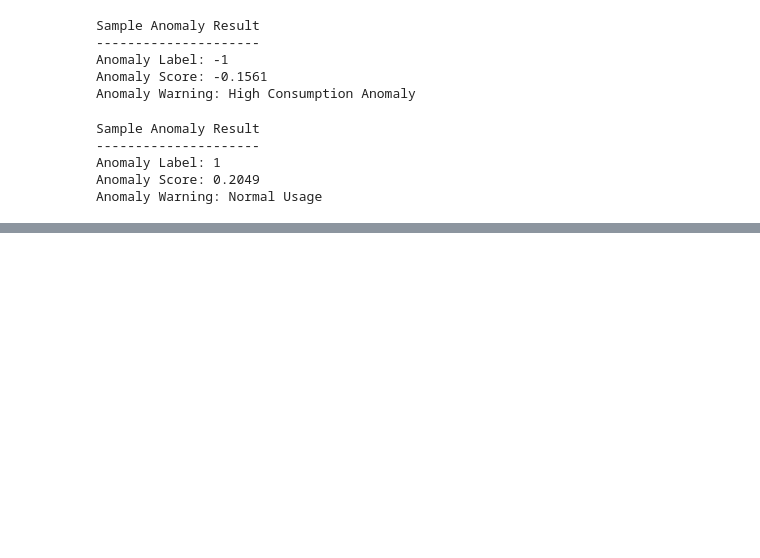
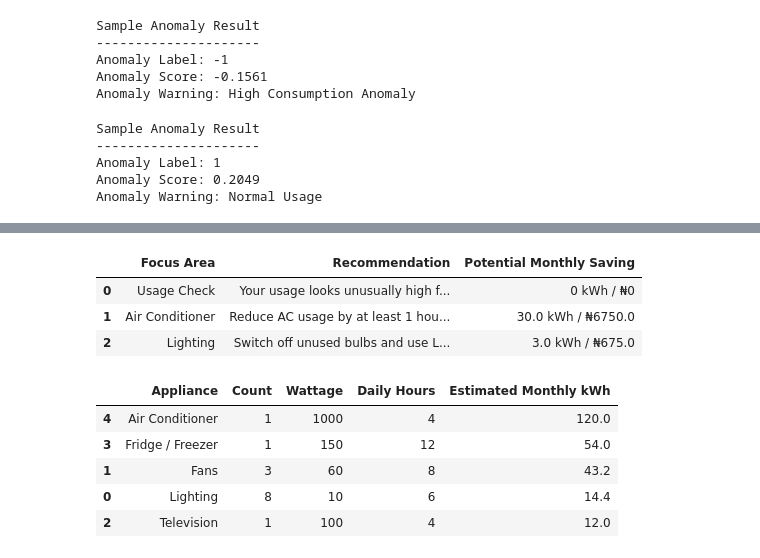
Before and after one commit to Paddyrey/TechCrush-Capstone-Group-11-Project, a Jupyter notebook: notebooks/Model_Test_Train.ipynb, the cells around one changed output, grey strips where cells are left out. Saved outputs shown, nothing was run; the diff lists cells and outputs as text; code cells hidden in the pictures; blank space fills up the shorter version.

```diff
--- a/notebooks/Model_Test_Train.ipynb
+++ b/notebooks/Model_Test_Train.ipynb
@@ -1860,0 +2232,12 @@ Anomaly Warning: Normal Usage
+# %%
+# Create Simple Anomaly Message
+
+def get_anomaly_message(anomaly_warning):
+    if anomaly_warning == "High Consumption Anomaly":
+        return "This household appears to have unusually high electricity consumption for its profile."
+
+    elif anomaly_warning == "Unusual Low Consumption":
+        return "This household has unusually low estimated consumption. This may be due to limited electricity supply or very few appliances."
+
+    else:
+        return "No unusual electricity usage pattern was detected."
@@ -1860,0 +2316,26 @@ Anomaly Warning: Normal Usage
+# %%
+# Test With a Sample Household
+
+summary, recommendation_df, breakdown_df = run_recommendation_system(
+    household_size=4,
+    number_of_rooms=3,
+    service_band="Band A",
+    light_bulb_count=8,
+    fan_count=3,
+    television_count=1,
+    fridge_count=1,
+    ac_count=1,
+    average_ac_usage_hours=4,
+    tariff_per_kwh=225
+)
+
+print("Household Energy Summary")
+print("------------------------")
+
+for key, value in summary.items():
+    if key == "Estimated Monthly Cost":
+        print(f"{key}: ₦{value:,.2f}")
+    elif key == "Predicted Monthly Consumption":
+        print(f"{key}: {value} kWh")
+    else:
+        print(f"{key}: {value}")
@@ -1860,0 +2351,20 @@ Anomaly Warning: Normal Usage
+# %%
+# View Recommendation Output
+
+recommendation_df
+# %% [output]
+|  | Focus Area | Recommendation | Potential Monthly Saving |
+| 0 | Usage Check | Your usage looks unusually high f... | 0 kWh / ₦0 |
+| 1 | Air Conditioner | Reduce AC usage by at least 1 hou... | 30.0 kWh / ₦6750.0 |
+| 2 | Lighting | Switch off unused bulbs and use L... | 3.0 kWh / ₦675.0 |
+# %%
+# View Appliance Breakdown
+
+breakdown_df
+# %% [output]
+|  | Appliance | Count | Wattage | Daily Hours | Estimated Monthly kWh |
+| 4 | Air Conditioner | 1 | 1000 | 4 | 120.0 |
+| 3 | Fridge / Freezer | 1 | 150 | 12 | 54.0 |
+| 1 | Fans | 3 | 60 | 8 | 43.2 |
+| 0 | Lighting | 8 | 10 | 6 | 14.4 |
+| 2 | Television | 1 | 100 | 4 | 12.0 |
```
Also changed, not shown: parts of 40 cells of this notebook, 3 other files.
